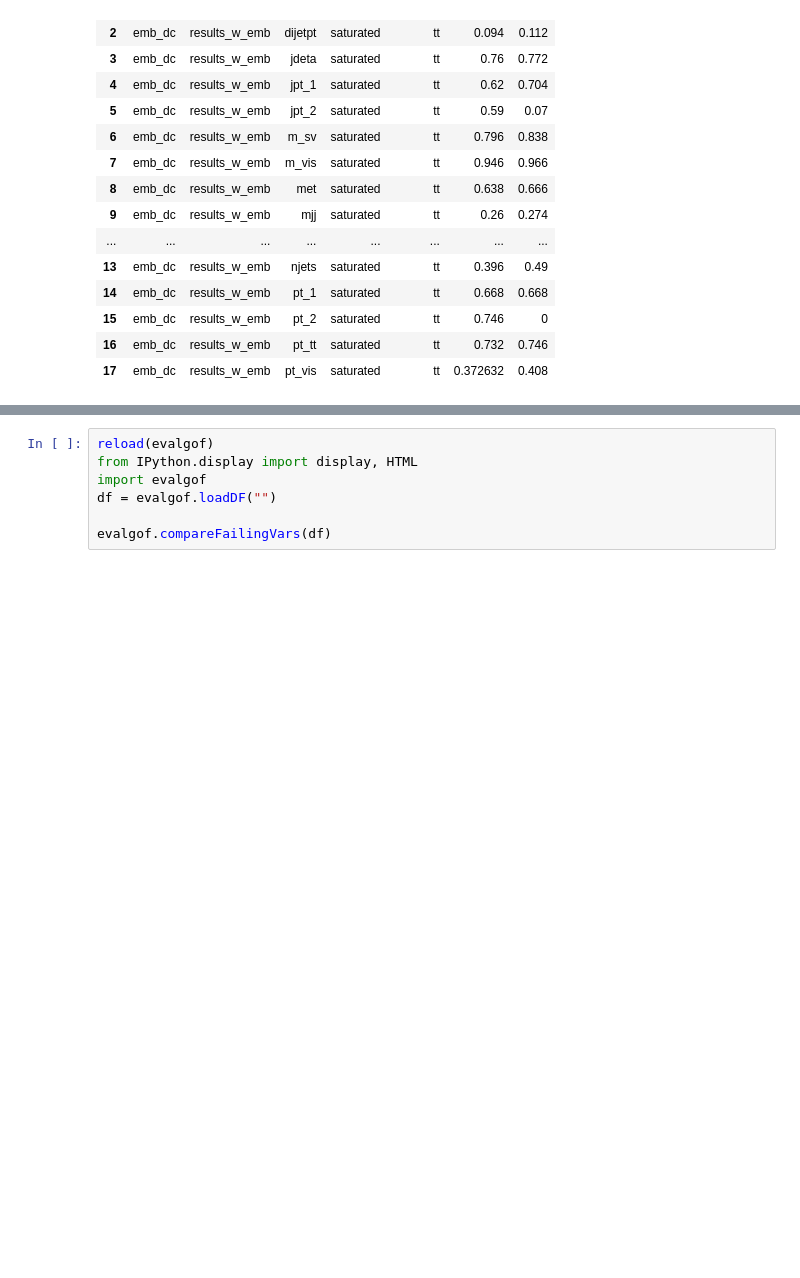
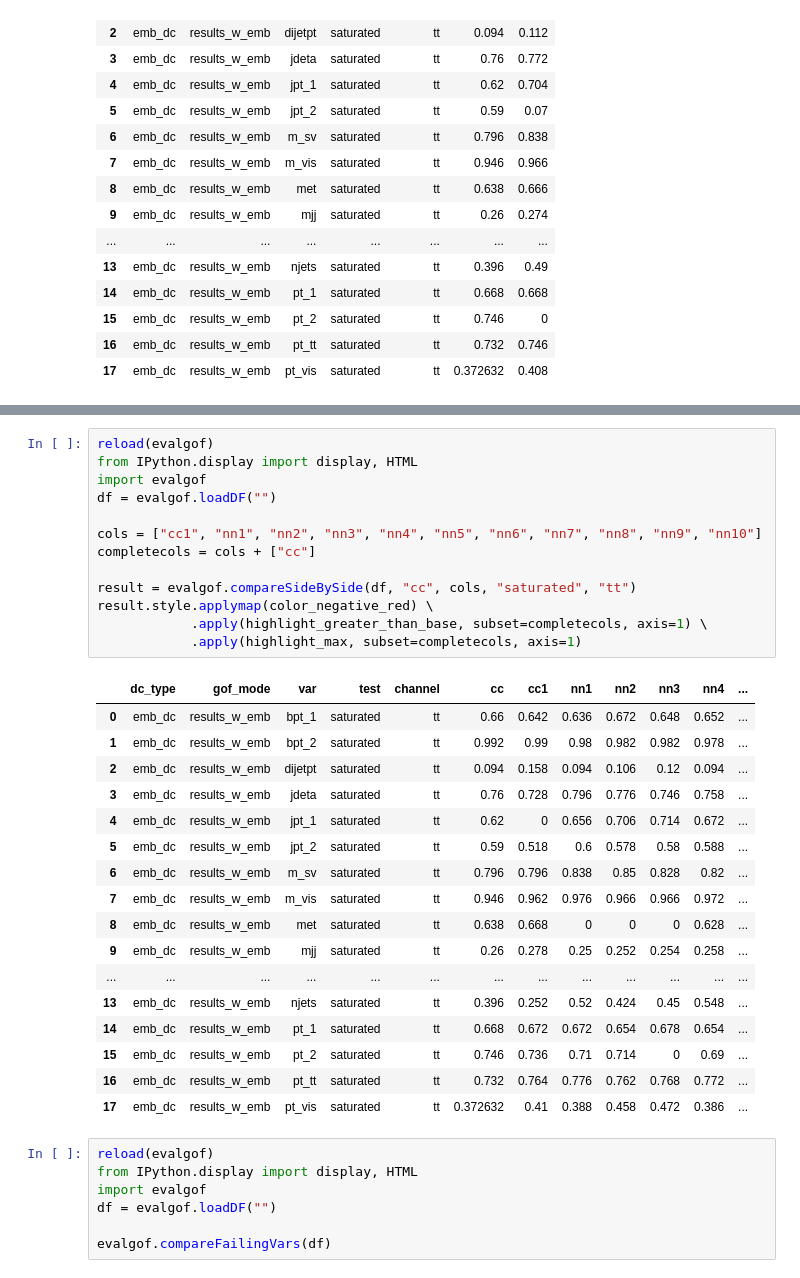
Before and after one commit to msajatov/GOFAnalysis, a Jupyter notebook: src/notebooks/test2.ipynb, the cells around one changed output, grey strips where cells are left out. Cells and saved outputs as stored; diff of their text form; blank space fills up the shorter version.

```diff
--- a/src/notebooks/test2.ipynb
+++ b/src/notebooks/test2.ipynb
@@ -136,3 +185,34 @@ result.style.applymap(color_negative_red) \
+# %%
+reload(evalgof)
+from IPython.display import display, HTML
+import evalgof
+df = evalgof.loadDF("")
+
+cols = ["cc1", "nn1", "nn2", "nn3", "nn4", "nn5", "nn6", "nn7", "nn8", "nn9", "nn10"]
+completecols = cols + ["cc"]
+
+result = evalgof.compareSideBySide(df, "cc", cols, "saturated", "tt")
+result.style.applymap(color_negative_red) \
+            .apply(highlight_greater_than_base, subset=completecols, axis=1) \
+            .apply(highlight_max, subset=completecols, axis=1)
+# %% [output]
+|  | dc_type | gof_mode | var | test | channel | cc | cc1 | nn1 | nn2 | nn3 | nn4 | ... |
+| 0 | emb_dc | results_w_emb | bpt_1 | saturated | tt | 0.66 | 0.642 | 0.636 | 0.672 | 0.648 | 0.652 | ... |
+| 1 | emb_dc | results_w_emb | bpt_2 | saturated | tt | 0.992 | 0.99 | 0.98 | 0.982 | 0.982 | 0.978 | ... |
+| 2 | emb_dc | results_w_emb | dijetpt | saturated | tt | 0.094 | 0.158 | 0.094 | 0.106 | 0.12 | 0.094 | ... |
+| 3 | emb_dc | results_w_emb | jdeta | saturated | tt | 0.76 | 0.728 | 0.796 | 0.776 | 0.746 | 0.758 | ... |
+| 4 | emb_dc | results_w_emb | jpt_1 | saturated | tt | 0.62 | 0 | 0.656 | 0.706 | 0.714 | 0.672 | ... |
+| 5 | emb_dc | results_w_emb | jpt_2 | saturated | tt | 0.59 | 0.518 | 0.6 | 0.578 | 0.58 | 0.588 | ... |
+| 6 | emb_dc | results_w_emb | m_sv | saturated | tt | 0.796 | 0.796 | 0.838 | 0.85 | 0.828 | 0.82 | ... |
+| 7 | emb_dc | results_w_emb | m_vis | saturated | tt | 0.946 | 0.962 | 0.976 | 0.966 | 0.966 | 0.972 | ... |
+| 8 | emb_dc | results_w_emb | met | saturated | tt | 0.638 | 0.668 | 0 | 0 | 0 | 0.628 | ... |
+| 9 | emb_dc | results_w_emb | mjj | saturated | tt | 0.26 | 0.278 | 0.25 | 0.252 | 0.254 | 0.258 | ... |
+| ... | ... | ... | ... | ... | ... | ... | ... | ... | ... | ... | ... | ... |
+| 13 | emb_dc | results_w_emb | njets | saturated | tt | 0.396 | 0.252 | 0.52 | 0.424 | 0.45 | 0.548 | ... |
+| 14 | emb_dc | results_w_emb | pt_1 | saturated | tt | 0.668 | 0.672 | 0.672 | 0.654 | 0.678 | 0.654 | ... |
+| 15 | emb_dc | results_w_emb | pt_2 | saturated | tt | 0.746 | 0.736 | 0.71 | 0.714 | 0 | 0.69 | ... |
+| 16 | emb_dc | results_w_emb | pt_tt | saturated | tt | 0.732 | 0.764 | 0.776 | 0.762 | 0.768 | 0.772 | ... |
+| 17 | emb_dc | results_w_emb | pt_vis | saturated | tt | 0.372632 | 0.41 | 0.388 | 0.458 | 0.472 | 0.386 | ... |
 # %%
 reload(evalgof)
 from IPython.display import display, HTML
```
Also changed, not shown: parts of 6 cells of this notebook, 3 other files.
